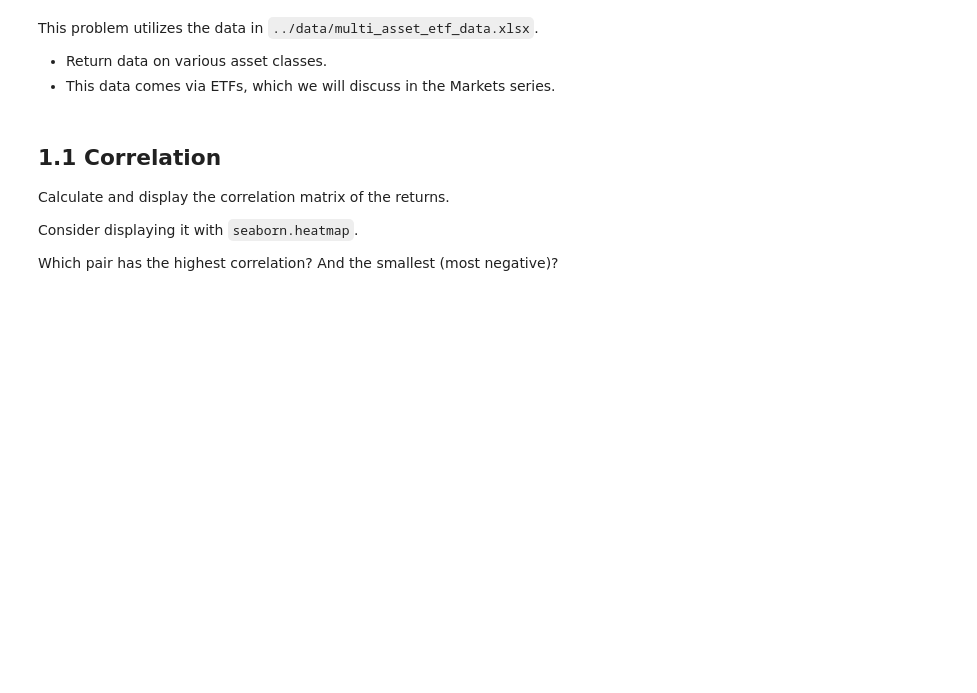
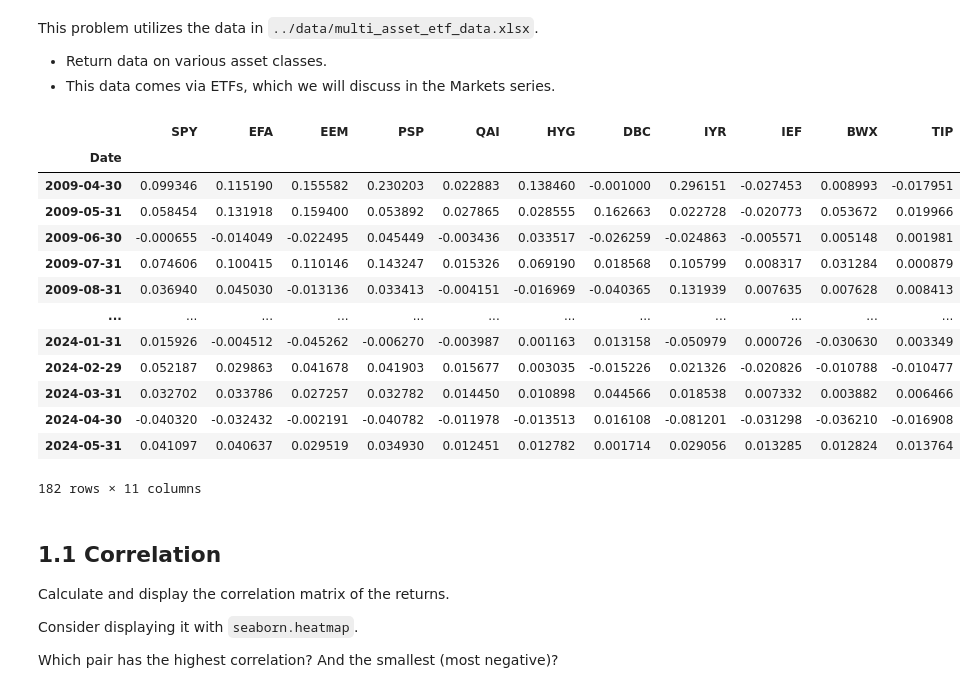
Before and after one commit to ArturoCharleston/finm-data-analysis-2024, a Jupyter notebook: homework/Homework 1.X. - Assessing the OLS Model_arturo.ipynb, the cells around one changed output. Cells and saved outputs as stored; diff of their text form; code cells hidden in the pictures; blank space fills up the shorter version.

```diff
--- a/homework/Homework 1.X. - Assessing the OLS Model_arturo.ipynb
+++ b/homework/Homework 1.X. - Assessing the OLS Model_arturo.ipynb
@@ -30,3 +32,25 @@ rets.set_index('Date', inplace=True)
+# %%
+
+# Read the data
+rets = pd.DataFrame(pd.read_excel(r'../data/multi_asset_etf_data.xlsx', sheet_name= 'total returns'))
+
+rets.set_index('Date', inplace=True)
+rets.drop(columns=['SHV'])
+# %% [output]
+|  | SPY | EFA | EEM | PSP | QAI | HYG | DBC | IYR | IEF | BWX | TIP |
+| Date |  |  |  |  |  |  |  |  |  |  |  |
+| 2009-04-30 | 0.099346 | 0.115190 | 0.155582 | 0.230203 | 0.022883 | 0.138460 | -0.001000 | 0.296151 | -0.027453 | 0.008993 | -0.017951 |
+| 2009-05-31 | 0.058454 | 0.131918 | 0.159400 | 0.053892 | 0.027865 | 0.028555 | 0.162663 | 0.022728 | -0.020773 | 0.053672 | 0.019966 |
+| 2009-06-30 | -0.000655 | -0.014049 | -0.022495 | 0.045449 | -0.003436 | 0.033517 | -0.026259 | -0.024863 | -0.005571 | 0.005148 | 0.001981 |
+| 2009-07-31 | 0.074606 | 0.100415 | 0.110146 | 0.143247 | 0.015326 | 0.069190 | 0.018568 | 0.105799 | 0.008317 | 0.031284 | 0.000879 |
+| 2009-08-31 | 0.036940 | 0.045030 | -0.013136 | 0.033413 | -0.004151 | -0.016969 | -0.040365 | 0.131939 | 0.007635 | 0.007628 | 0.008413 |
+| ... | ... | ... | ... | ... | ... | ... | ... | ... | ... | ... | ... |
+| 2024-01-31 | 0.015926 | -0.004512 | -0.045262 | -0.006270 | -0.003987 | 0.001163 | 0.013158 | -0.050979 | 0.000726 | -0.030630 | 0.003349 |
+| 2024-02-29 | 0.052187 | 0.029863 | 0.041678 | 0.041903 | 0.015677 | 0.003035 | -0.015226 | 0.021326 | -0.020826 | -0.010788 | -0.010477 |
+| 2024-03-31 | 0.032702 | 0.033786 | 0.027257 | 0.032782 | 0.014450 | 0.010898 | 0.044566 | 0.018538 | 0.007332 | 0.003882 | 0.006466 |
+| 2024-04-30 | -0.040320 | -0.032432 | -0.002191 | -0.040782 | -0.011978 | -0.013513 | 0.016108 | -0.081201 | -0.031298 | -0.036210 | -0.016908 |
+| 2024-05-31 | 0.041097 | 0.040637 | 0.029519 | 0.034930 | 0.012451 | 0.012782 | 0.001714 | 0.029056 | 0.013285 | 0.012824 | 0.013764 |
+182 rows × 11 columns
 # %% [markdown]
 ## 1.1 Correlation
 
```
Also changed, not shown: parts of 10 cells of this notebook.
